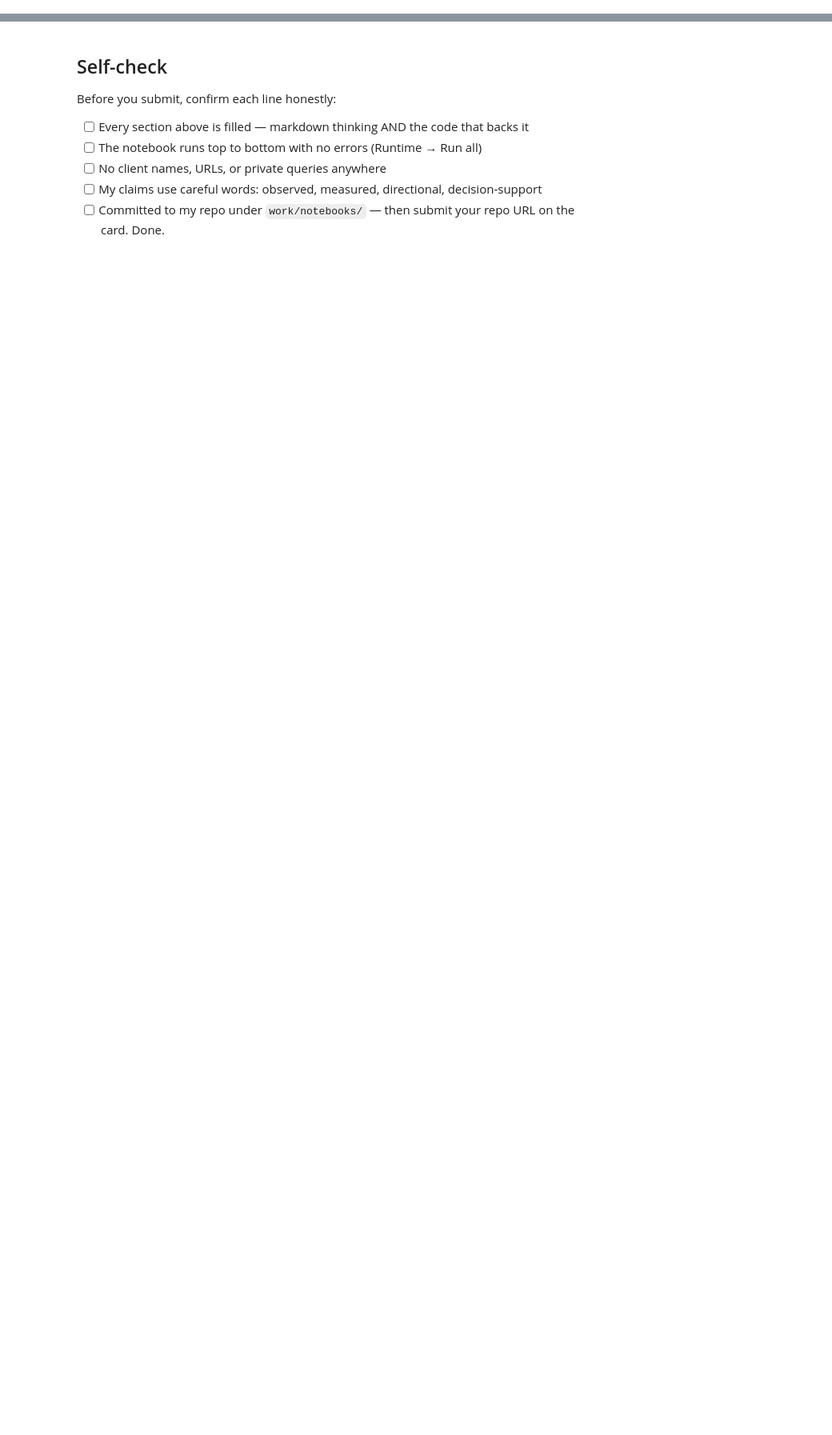
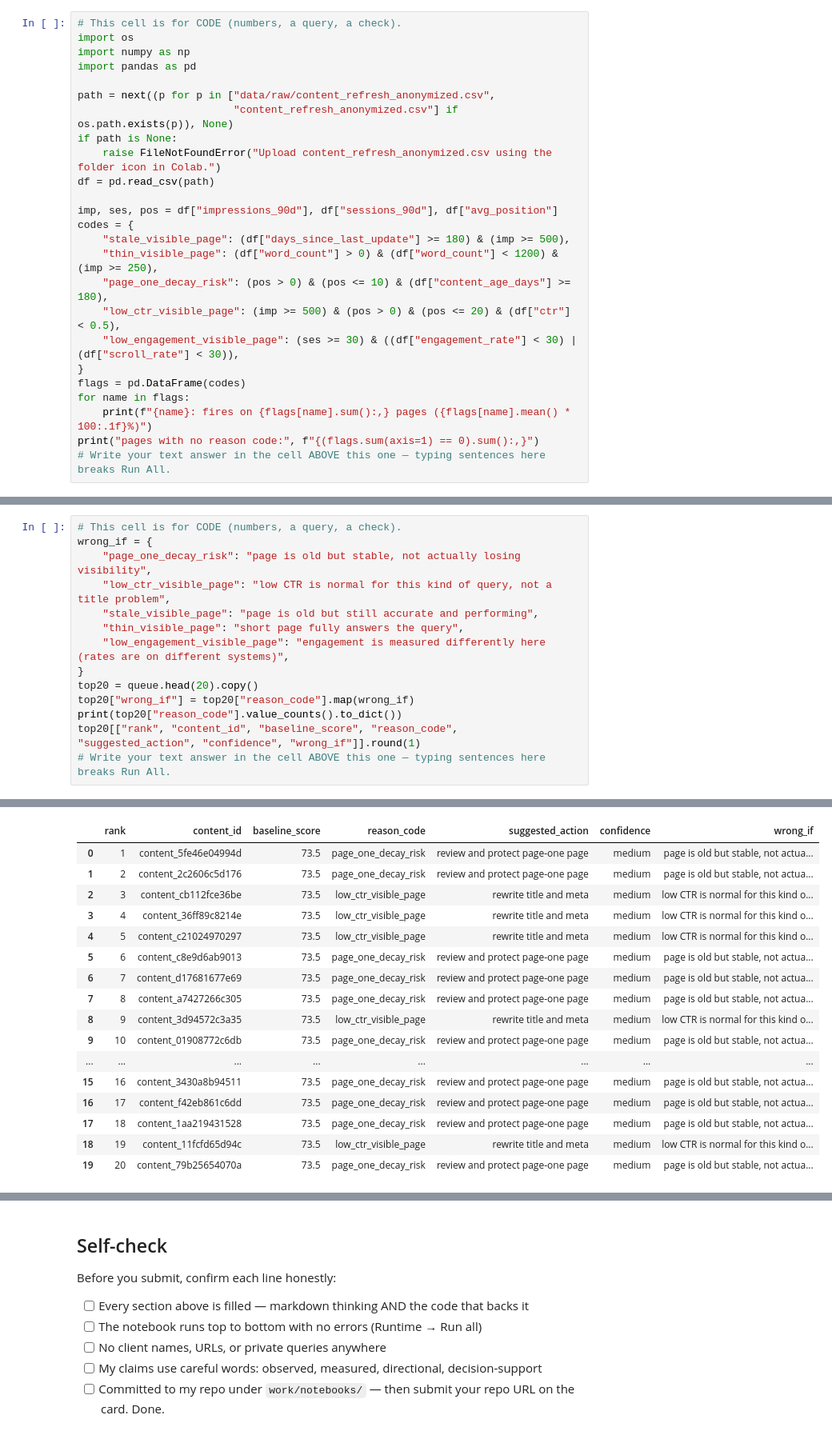
Before and after one commit to ronitjoshi7/flyrank-ml-starter, a Jupyter notebook: work/notebooks/w04_baseline_score.ipynb, the cells around one changed output, grey strips where cells are left out. Shown at 80% size. Drawn from its saved outputs; the diff is of its cells as text; blank space fills up the shorter version.

```diff
--- a/work/notebooks/w04_baseline_score.ipynb
+++ b/work/notebooks/w04_baseline_score.ipynb
@@ -36,0 +21,25 @@ This skeleton is yours to fill. Work the sections **in order** — each one has
+# %%
+# This cell is for CODE (numbers, a query, a check).
+import os
+import numpy as np
+import pandas as pd
+
+path = next((p for p in ["data/raw/content_refresh_anonymized.csv",
+                         "content_refresh_anonymized.csv"] if os.path.exists(p)), None)
+if path is None:
+    raise FileNotFoundError("Upload content_refresh_anonymized.csv using the folder icon in Colab.")
+df = pd.read_csv(path)
+
+imp, ses, pos = df["impressions_90d"], df["sessions_90d"], df["avg_position"]
+codes = {
+    "stale_visible_page": (df["days_since_last_update"] >= 180) & (imp >= 500),
+    "thin_visible_page": (df["word_count"] > 0) & (df["word_count"] < 1200) & (imp >= 250),
+    "page_one_decay_risk": (pos > 0) & (pos <= 10) & (df["content_age_days"] >= 180),
+    "low_ctr_visible_page": (imp >= 500) & (pos > 0) & (pos <= 20) & (df["ctr"] < 0.5),
+    "low_engagement_visible_page": (ses >= 30) & ((df["engagement_rate"] < 30) | (df["scroll_rate"] < 30)),
+}
+flags = pd.DataFrame(codes)
+for name in flags:
+    print(f"{name}: fires on {flags[name].sum():,} pages ({flags[name].mean() * 100:.1f}%)")
+print("pages with no reason code:", f"{(flags.sum(axis=1) == 0).sum():,}")
+# Write your text answer in the cell ABOVE this one — typing sentences here breaks Run All.
@@ -36,0 +105,15 @@ This skeleton is yours to fill. Work the sections **in order** — each one has
+# %%
+# This cell is for CODE (numbers, a query, a check).
+wrong_if = {
+    "page_one_decay_risk": "page is old but stable, not actually losing visibility",
+    "low_ctr_visible_page": "low CTR is normal for this kind of query, not a title problem",
+    "stale_visible_page": "page is old but still accurate and performing",
+    "thin_visible_page": "short page fully answers the query",
+    "low_engagement_visible_page": "engagement is measured differently here (rates are on different systems)",
+}
+top20 = queue.head(20).copy()
+top20["wrong_if"] = top20["reason_code"].map(wrong_if)
+print(top20["reason_code"].value_counts().to_dict())
+top20[["rank", "content_id", "baseline_score", "reason_code", "suggested_action", "confidence", "wrong_if"]].round(1)
+# Write your text answer in the cell ABOVE this one — typing sentences here breaks Run All.
+# %% [output]
@@ -36,0 +121,17 @@ This skeleton is yours to fill. Work the sections **in order** — each one has
+|  | rank | content_id | baseline_score | reason_code | suggested_action | confidence | wrong_if |
+| 0 | 1 | content_5fe46e04994d | 73.5 | page_one_decay_risk | review and protect page-one page | medium | page is old but stable, not actua... |
+| 1 | 2 | content_2c2606c5d176 | 73.5 | page_one_decay_risk | review and protect page-one page | medium | page is old but stable, not actua... |
+| 2 | 3 | content_cb112fce36be | 73.5 | low_ctr_visible_page | rewrite title and meta | medium | low CTR is normal for this kind o... |
+| 3 | 4 | content_36ff89c8214e | 73.5 | low_ctr_visible_page | rewrite title and meta | medium | low CTR is normal for this kind o... |
+| 4 | 5 | content_c21024970297 | 73.5 | low_ctr_visible_page | rewrite title and meta | medium | low CTR is normal for this kind o... |
+| 5 | 6 | content_c8e9d6ab9013 | 73.5 | page_one_decay_risk | review and protect page-one page | medium | page is old but stable, not actua... |
+| 6 | 7 | content_d17681677e69 | 73.5 | page_one_decay_risk | review and protect page-one page | medium | page is old but stable, not actua... |
+| 7 | 8 | content_a7427266c305 | 73.5 | page_one_decay_risk | review and protect page-one page | medium | page is old but stable, not actua... |
+| 8 | 9 | content_3d94572c3a35 | 73.5 | low_ctr_visible_page | rewrite title and meta | medium | low CTR is normal for this kind o... |
+| 9 | 10 | content_01908772c6db | 73.5 | page_one_decay_risk | review and protect page-one page | medium | page is old but stable, not actua... |
+| ... | ... | ... | ... | ... | ... | ... | ... |
+| 15 | 16 | content_3430a8b94511 | 73.5 | page_one_decay_risk | review and protect page-one page | medium | page is old but stable, not actua... |
+| 16 | 17 | content_f42eb861c6dd | 73.5 | page_one_decay_risk | review and protect page-one page | medium | page is old but stable, not actua... |
+| 17 | 18 | content_1aa219431528 | 73.5 | page_one_decay_risk | review and protect page-one page | medium | page is old but stable, not actua... |
+| 18 | 19 | content_11fcfd65d94c | 73.5 | low_ctr_visible_page | rewrite title and meta | medium | low CTR is normal for this kind o... |
+| 19 | 20 | content_79b25654070a | 73.5 | page_one_decay_risk | review and protect page-one page | medium | page is old but stable, not actua... |
```
Also changed, not shown: parts of 16 cells of this notebook.
